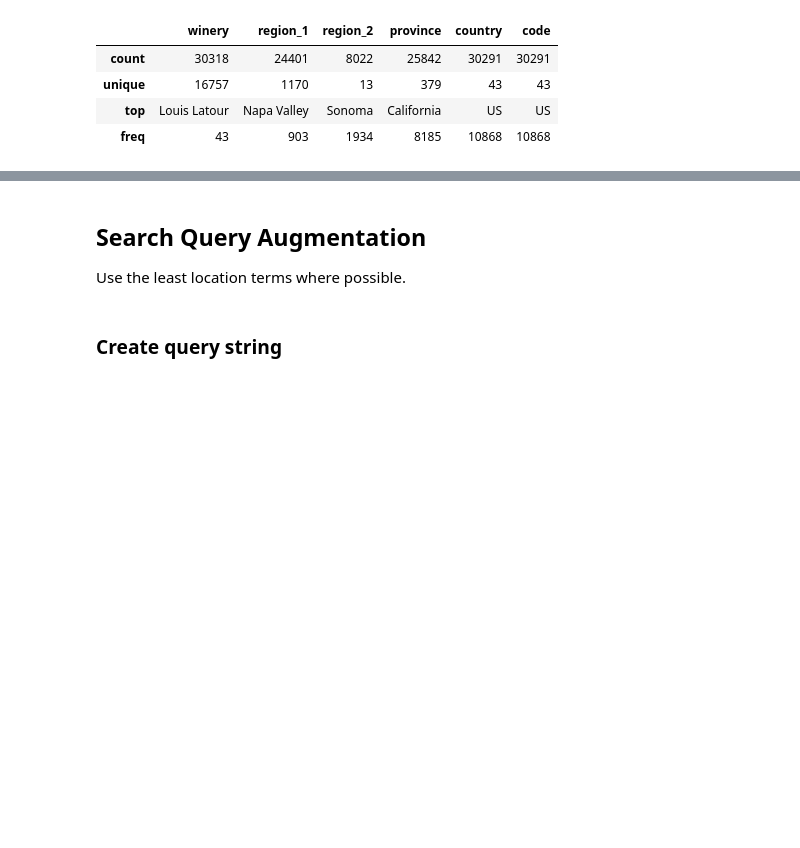
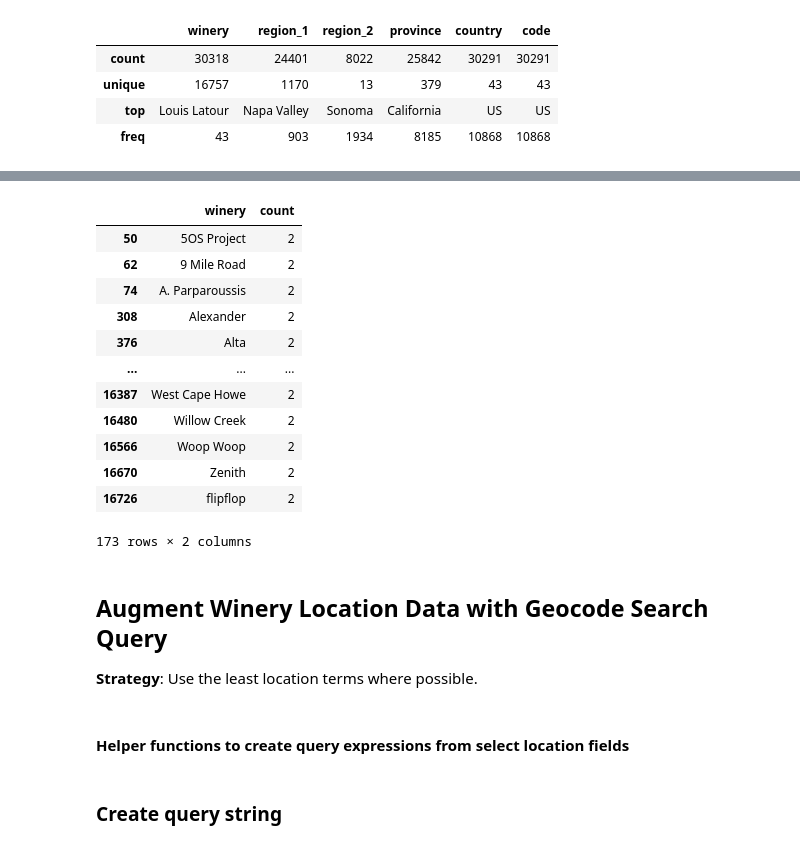
Before and after one commit to pasmith/oenologist, a Jupyter notebook: mapbox-forward.ipynb, the cells around one changed output, grey strips where cells are left out. Drawn from its saved outputs; the diff is of its cells as text; code cells hidden in the pictures; blank space fills up the shorter version.

```diff
--- a/mapbox-forward.ipynb
+++ b/mapbox-forward.ipynb
@@ -312,6 +367,27 @@ there are 0 duplicates left
+# %%
+tmp = locations.groupby('winery').count()[['country']].rename(columns={'country': 'count'}).reset_index().query('count == 2')
+tmp[tmp.winery.isin(single_location_wineries)].sort_values('count', ascending=False)
+
+# TODO set these to only be the winery name
+# %% [output]
+|  | winery | count |
+| 50 | 5OS Project | 2 |
+| 62 | 9 Mile Road | 2 |
+| 74 | A. Parparoussis | 2 |
+| 308 | Alexander | 2 |
+| 376 | Alta | 2 |
+| ... | ... | ... |
+| 16387 | West Cape Howe | 2 |
+| 16480 | Willow Creek | 2 |
+| 16566 | Woop Woop | 2 |
+| 16670 | Zenith | 2 |
+| 16726 | flipflop | 2 |
+173 rows × 2 columns
 # %% [markdown]
-## Search Query Augmentation
-Use the least location terms where possible.
+## Augment Winery Location Data with Geocode Search Query
+**Strategy**: Use the least location terms where possible.
+# %% [markdown]
+#### Helper functions to create query expressions from select location fields
 # %%
 # progress indicator
 progress = lambda: print(
```
Also changed, not shown: parts of 26 cells of this notebook, 1 other file.
